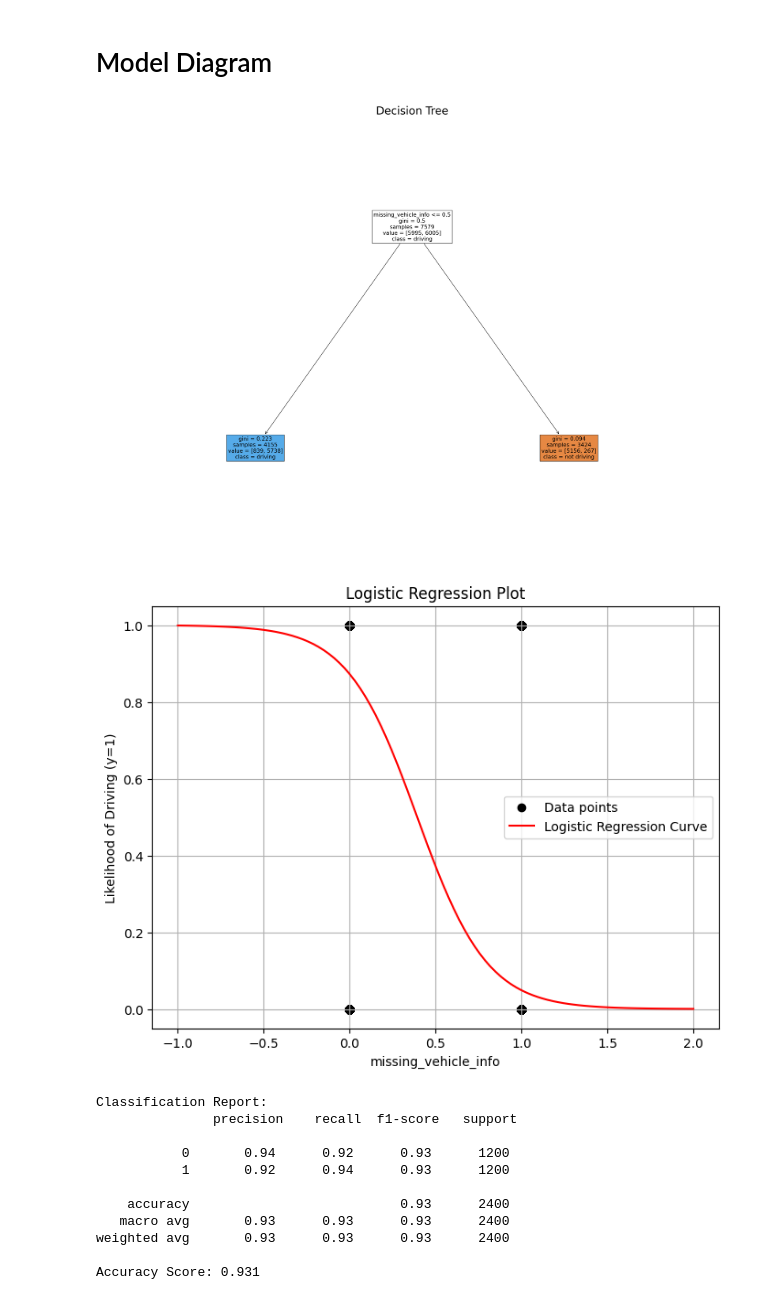
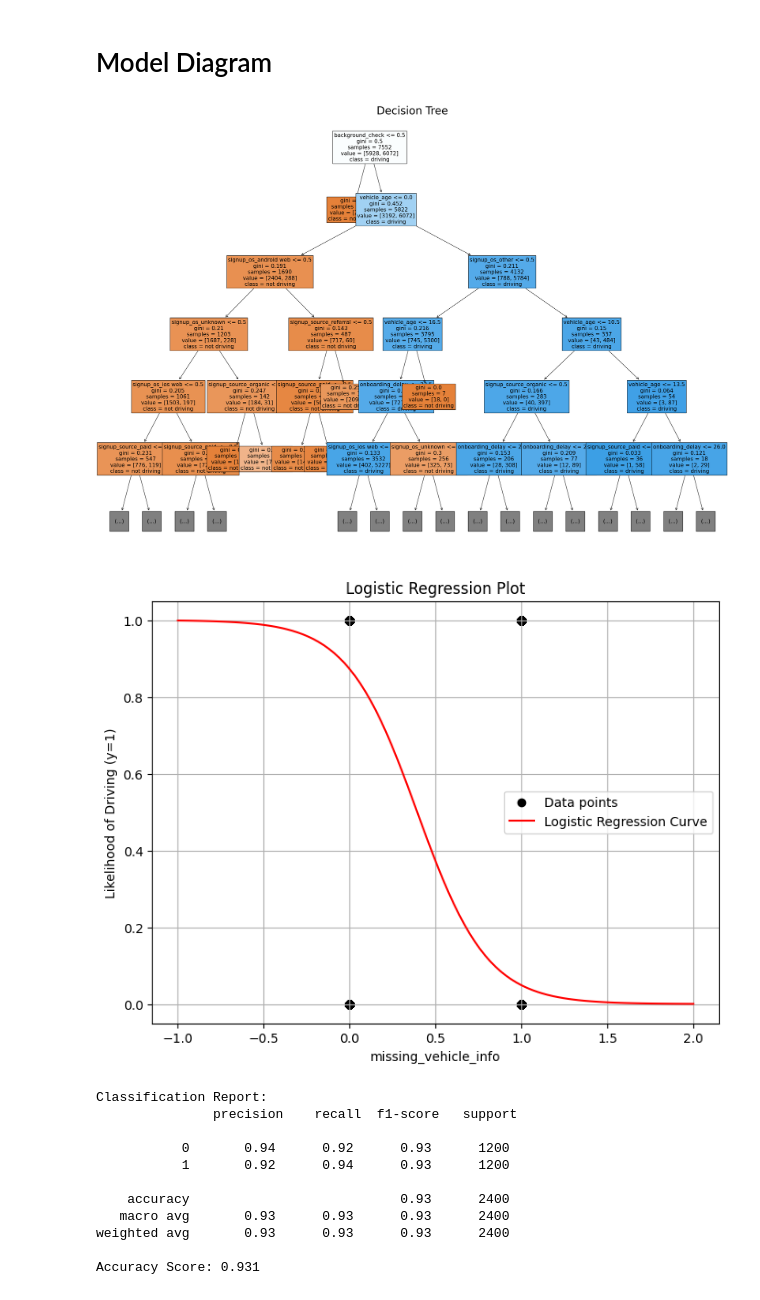
Before and after one commit to johnsonng05/Datathon-2025, a Jupyter notebook: deepnote/Datathon2025/Driven by Data.ipynb, the cells around one changed output. Saved outputs shown, nothing was run; the diff lists cells and outputs as text; code cells hidden in the pictures.

```diff
--- a/deepnote/Datathon2025/Driven by Data.ipynb
+++ b/deepnote/Datathon2025/Driven by Data.ipynb
@@ -283,6 +283,11 @@ Accuracy: 0.920
 # %%
 # Random Forest Tree
 
+df = pd.read_csv('new_copy_combined.csv')
+df = pd.get_dummies(df, columns = ['signup_os', 'signup_source'])
+
+y = df['started_driving']
+X = df.drop(columns=['started_driving', 'city_name', 'vehicle_make'])
 reg_model.fit(X, y)
 
 estimator = reg_model.estimators_[0]
@@ -292,34 +297,34 @@ plot_tree(estimator,
           feature_names=X.columns,
           class_names=['not driving', 'driving'],
           filled=True,
           max_depth=5,
           fontsize=15)
 plt.title("Decision Tree", fontsize=30)
 plt.show()
 
 # Logistic Regression Graph
 model = LogisticRegression()
 X = df[['missing_vehicle_info']]
 y = df['started_driving']
 model.fit(X, y)
 
 # Creating a meaningful range for logistic regression visualization using the first feature
 X_feature = X.iloc[:, 0].values.reshape(-1, 1)
 X_range = np.linspace(X_feature.min() - 1, X_feature.max() + 1, 100).reshape(-1, 1)
 model.fit(X_feature, y)  # Refitting model with one feature to simplify visualization
 y_proba = model.predict_proba(X_range)
 
 plt.figure(figsize=(8, 6))
 plt.scatter(X_feature, y, color='black', label='Data points')
 plt.plot(X_range, y_proba[:, 1], color='red', label='Logistic Regression Curve')
 plt.xlabel('missing_vehicle_info')
 plt.ylabel('Likelihood of Driving (y=1)')
 plt.title('Logistic Regression Plot')
 plt.legend()
 plt.grid(True)
 plt.show()
 # %% [output]
-[figure, old version]
+[figure, new version]
 [figure]
 # %%
 # === 1. Load and preprocess data ===
```
